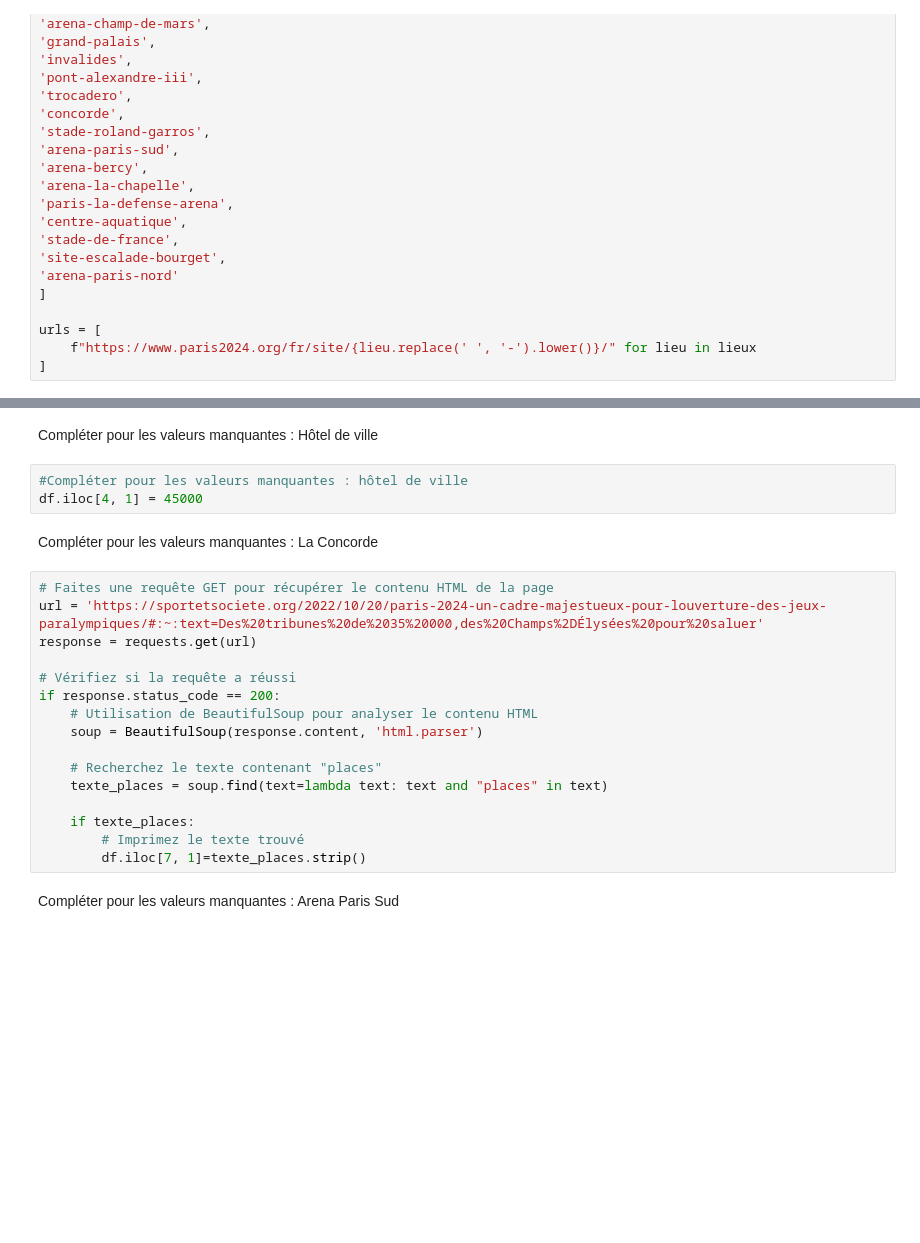
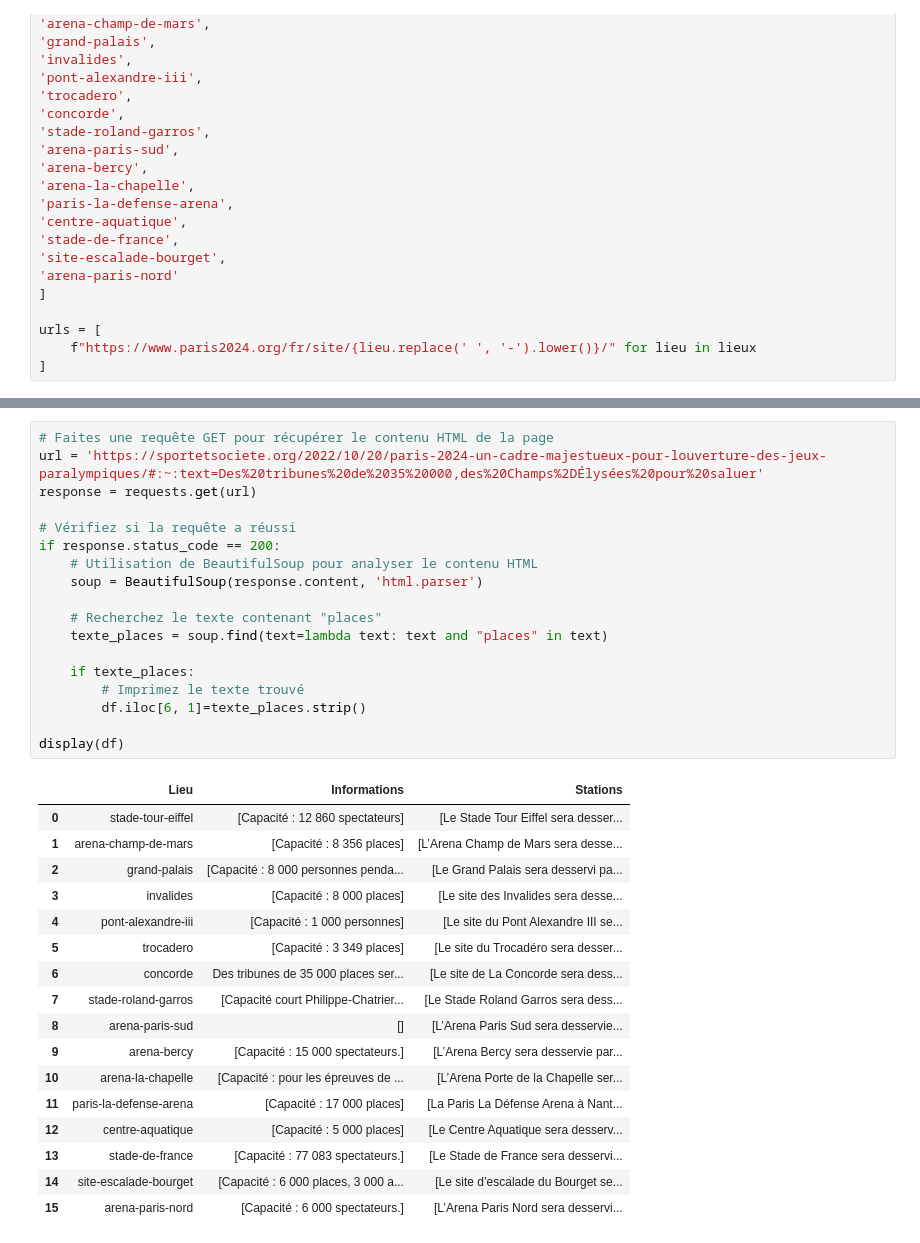
Before and after one commit to sarahthoumyre/metro-JO, a Jupyter notebook: Capacité des lieux événements.ipynb, the cells around one changed output, grey strips where cells are left out. Saved outputs shown, nothing was run; the diff lists cells and outputs as text; blank space fills up the shorter version.

```diff
--- a/Capacité des lieux événements.ipynb
+++ b/Capacité des lieux événements.ipynb
@@ -130,28 +92,39 @@ display(df)
-# %% [markdown]
-Compléter pour les valeurs manquantes : Hôtel de ville
-# %%
-#Compléter pour les valeurs manquantes : hôtel de ville
-df.iloc[4, 1] = 45000
-# %% [markdown]
-Compléter pour les valeurs manquantes : La Concorde
 # %%
 # Faites une requête GET pour récupérer le contenu HTML de la page
 url = 'https://sportetsociete.org/2022/10/20/paris-2024-un-cadre-majestueux-pour-louverture-des-jeux-paralympiques/#:~:text=Des%20tribunes%20de%2035%20000,des%20Champs%2DÉlysées%20pour%20saluer'
 response = requests.get(url)
 
 # Vérifiez si la requête a réussi
 if response.status_code == 200:
     # Utilisation de BeautifulSoup pour analyser le contenu HTML
     soup = BeautifulSoup(response.content, 'html.parser')
 
     # Recherchez le texte contenant "places"
     texte_places = soup.find(text=lambda text: text and "places" in text)
 
     if texte_places:
         # Imprimez le texte trouvé
-        df.iloc[7, 1]=texte_places.strip()
+        df.iloc[6, 1]=texte_places.strip()
+
+display(df)
+# %% [output]
+|  | Lieu | Informations | Stations |
+| 0 | stade-tour-eiffel | [Capacité : 12 860 spectateurs] | [Le Stade Tour Eiffel sera desser... |
+| 1 | arena-champ-de-mars | [Capacité : 8 356 places] | [L’Arena Champ de Mars sera desse... |
+| 2 | grand-palais | [Capacité : 8 000 personnes penda... | [Le Grand Palais sera desservi pa... |
+| 3 | invalides | [Capacité : 8 000 places] | [Le site des Invalides sera desse... |
+| 4 | pont-alexandre-iii | [Capacité : 1 000 personnes] | [Le site du Pont Alexandre III se... |
+| 5 | trocadero | [Capacité : 3 349 places] | [Le site du Trocadéro sera desser... |
+| 6 | concorde | Des tribunes de 35 000 places ser... | [Le site de La Concorde sera dess... |
+| 7 | stade-roland-garros | [Capacité court Philippe-Chatrier... | [Le Stade Roland Garros sera dess... |
+| 8 | arena-paris-sud | [] | [L’Arena Paris Sud sera desservie... |
+| 9 | arena-bercy | [Capacité : 15 000 spectateurs.] | [L’Arena Bercy sera desservie par... |
+| 10 | arena-la-chapelle | [Capacité : pour les épreuves de ... | [L’Arena Porte de la Chapelle ser... |
+| 11 | paris-la-defense-arena | [Capacité : 17 000 places] | [La Paris La Défense Arena à Nant... |
+| 12 | centre-aquatique | [Capacité : 5 000 places] | [Le Centre Aquatique sera desserv... |
+| 13 | stade-de-france | [Capacité : 77 083 spectateurs.] | [Le Stade de France sera desservi... |
+| 14 | site-escalade-bourget | [Capacité : 6 000 places, 3 000 a... | [Le site d’escalade du Bourget se... |
+| 15 | arena-paris-nord | [Capacité : 6 000 spectateurs.] | [L’Arena Paris Nord sera desservi... |
-# %% [markdown]
-Compléter pour les valeurs manquantes : Arena Paris Sud
 # %%
 #Compléter pour les valeurs manquantes : arena-paris-sud
 url = "https://fr.wikipedia.org/wiki/Arena_Porte_de_la_Chapelle"
```
Also changed, not shown: parts of 9 cells of this notebook.
